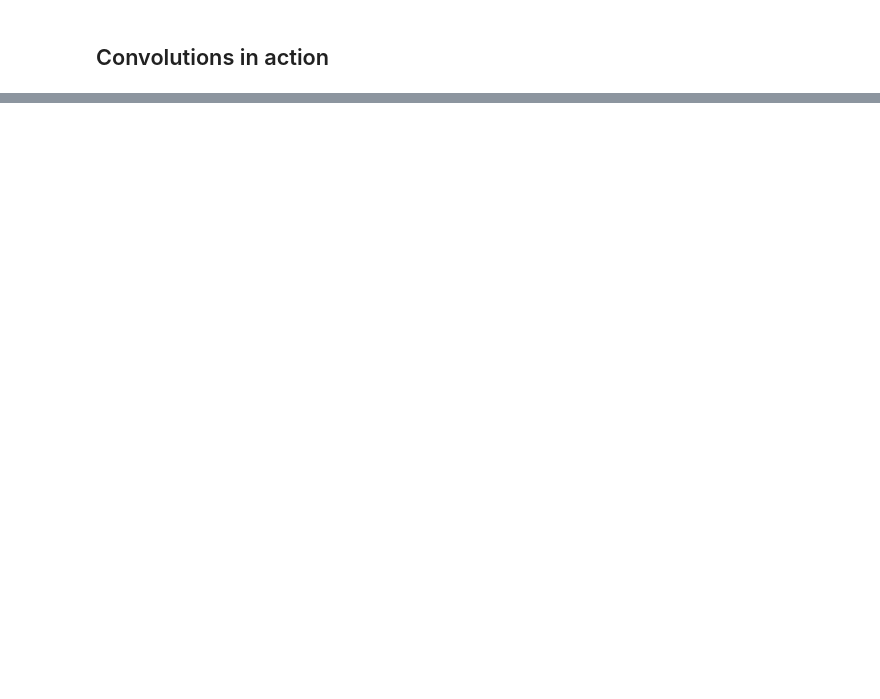
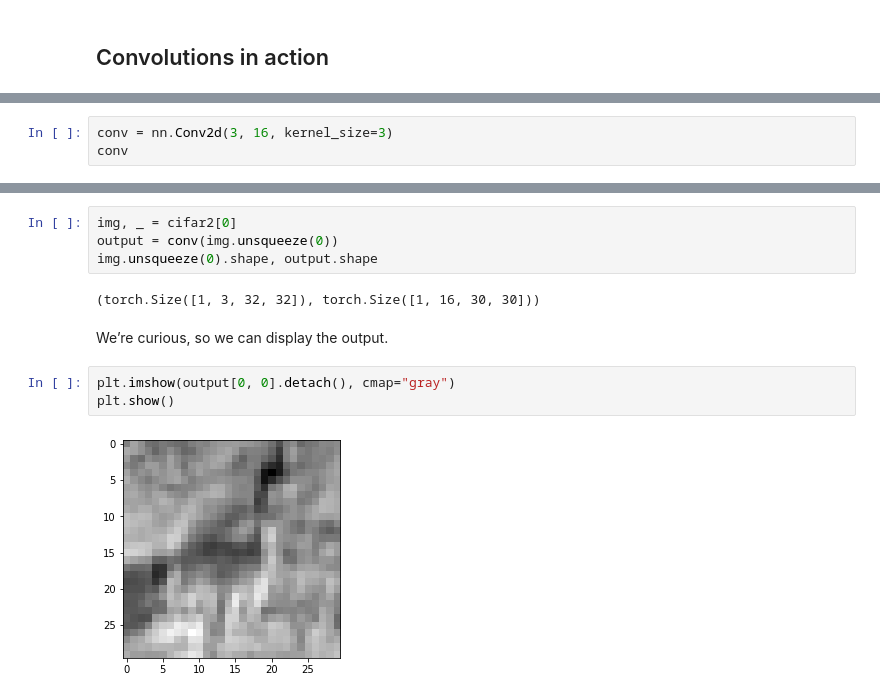
Before and after one commit to rahiakela/deep-learning-with-pytorch, a Jupyter notebook: 8-using-convolutions-to-generalize/1_convolutions_in_action.ipynb, the cells around one changed output, grey strips where cells are left out. Drawn from its saved outputs; the diff is of its cells as text; blank space fills up the shorter version.

```diff
--- a/8-using-convolutions-to-generalize/1_convolutions_in_action.ipynb
+++ b/8-using-convolutions-to-generalize/1_convolutions_in_action.ipynb
@@ -153,0 +163,3 @@ The key insight underlying the third point is that, with a convolution layer, th
+# %%
+conv = nn.Conv2d(3, 16, kernel_size=3)
+conv
@@ -153,0 +187,13 @@ The key insight underlying the third point is that, with a convolution layer, th
+# %%
+img, _ = cifar2[0]
+output = conv(img.unsqueeze(0))
+img.unsqueeze(0).shape, output.shape
+# %% [output]
+(torch.Size([1, 3, 32, 32]), torch.Size([1, 16, 30, 30]))
+# %% [markdown]
+We’re curious, so we can display the output.
+# %%
+plt.imshow(output[0, 0].detach(), cmap="gray")
+plt.show()
+# %% [output]
+[figure, added]
```
Also changed, not shown: parts of 12 cells of this notebook.
